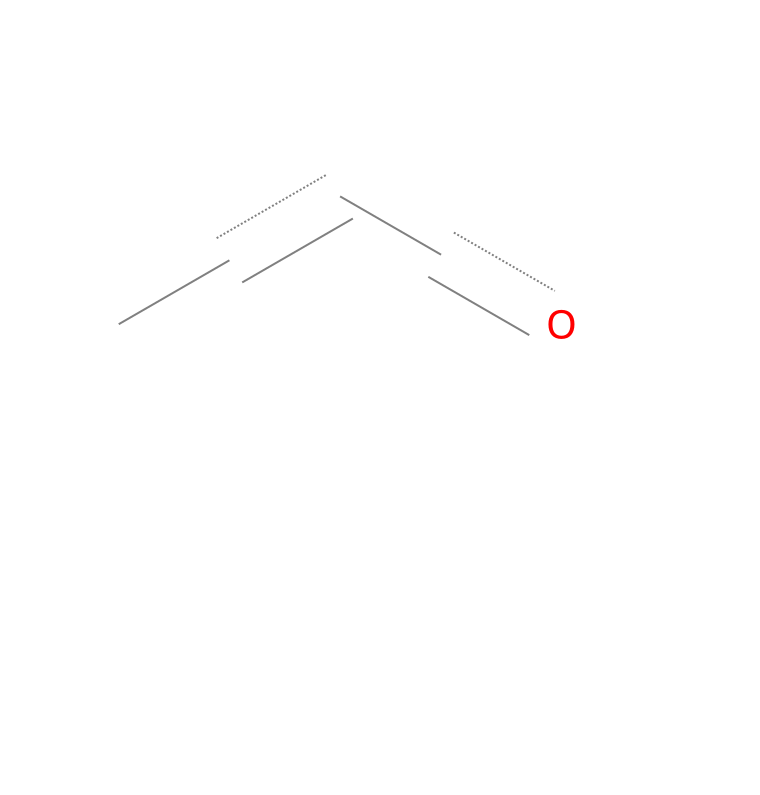
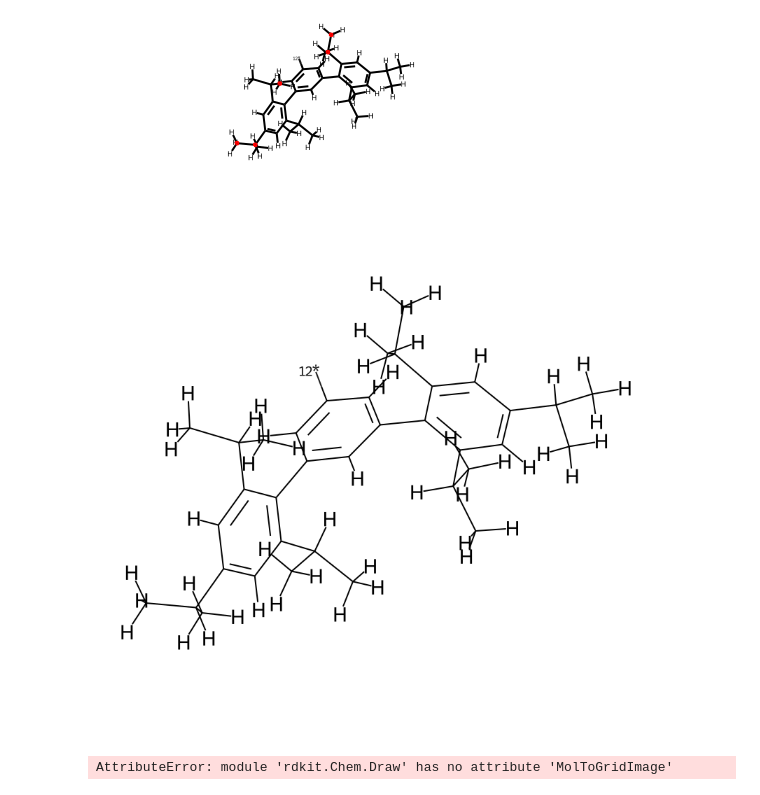
Before and after one commit to Strandgaard96/GB_GA, a Jupyter notebook: RDKIT.ipynb, the cells around one changed output. Drawn from its saved outputs; the diff is of its cells as text; code cells hidden in the pictures; blank space fills up the shorter version.

```diff
--- a/RDKIT.ipynb
+++ b/RDKIT.ipynb
@@ -39,0 +50,2 @@ True
+# %%
+frags = Chem.GetMolFrags(frag,asMols=True,sanitizeFrags=False)
@@ -40,4 +56,12 @@ True
+# %%
+frags[0]
+# %% [output]
+[figure, added]
 # %%
-Chem.Draw.MolToImage(patt, size=(500, 500))
+Chem.Draw.MolToImage(frags[0], size=(800, 800))
 # %% [output]
-[figure, old version]
+[figure, new version]
+# %%
+Chem.Draw.MolToGridImage(frags[0], size=(800, 800))
+# %% [output]
+AttributeError: module 'rdkit.Chem.Draw' has no attribute 'MolToGridImage'
```
Also changed, not shown: parts of 8 cells of this notebook, 1 other file.
